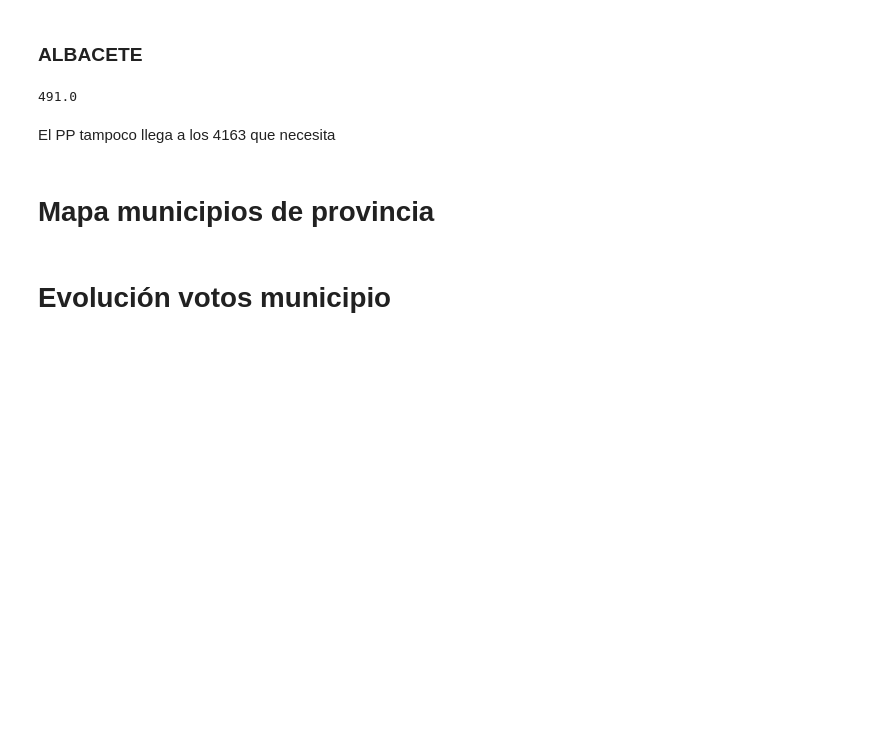
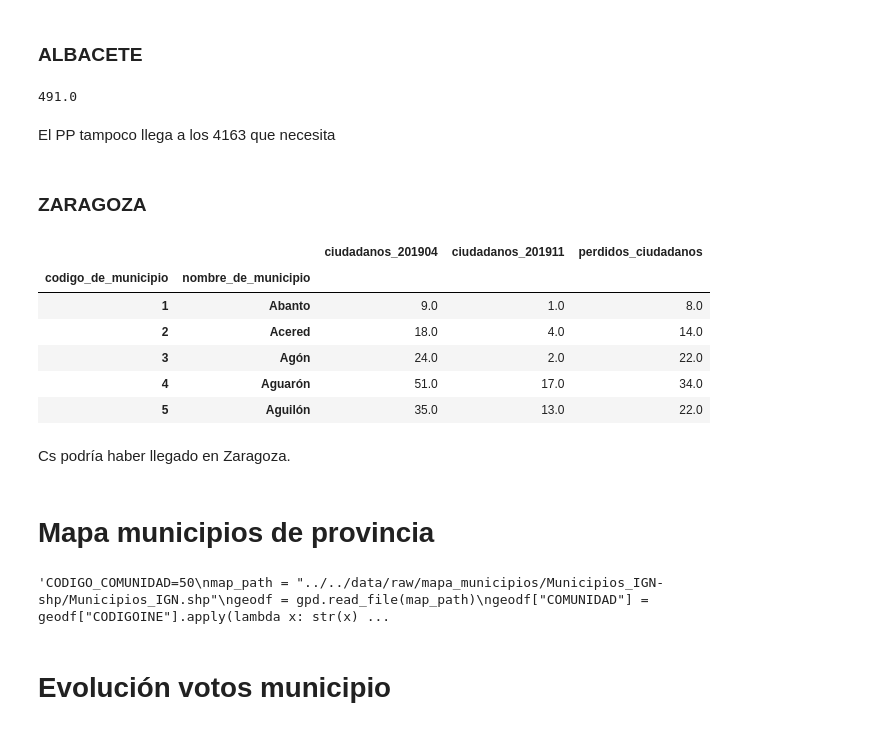
Before and after one commit to Morante-tech/PoliticAI, a Jupyter notebook: privado-articulos/notebooks/region_influyente.ipynb, the cells around one changed output. Saved outputs shown, nothing was run; the diff lists cells and outputs as text; code cells hidden in the pictures; blank space fills up the shorter version.

```diff
--- a/privado-articulos/notebooks/region_influyente.ipynb
+++ b/privado-articulos/notebooks/region_influyente.ipynb
@@ -89,6 +89,20 @@ def calculate_dhondt(df_row_votes, party_columns, n_seats, min_per=0.03):
     current_votes["acumulado"] = current_votes["acumulado"] -1
 
     return parties_T.T, current_votes
+
+def comprobar_votos_perdidos(df_elecciones_municipio, codigo_prov, df_prov_diff):
+    partido_silver = df_prov_diff[df_prov_diff["codigo_de_provincia"] == str(codigo_prov).zfill(2)]["partido_silver"].to_list()[0]
+    partido_silver = partido_silver.replace("cs", "ciudadanos")
+    df_municipios_provincia = df_elecciones_municipio[df_elecciones_municipio["codigo_de_provincia"] == codigo_prov]
+    df_municipios_provincia = df_municipios_provincia[df_municipios_provincia["yearmonth"].isin(["201904", "201911"])]
+
+    df_muni_provincia_pivot = (df_municipios_provincia[["yearmonth", "codigo_de_municipio","nombre_de_municipio", partido_silver]]
+     .pivot(index=["codigo_de_municipio","nombre_de_municipio"], columns='yearmonth', values=[partido_silver]))
+
+    df_muni_provincia_pivot.columns = ['_'.join([str(x) for x in col]).strip() for col in df_muni_provincia_pivot.columns.values]
+    df_muni_provincia_pivot[f"perdidos_{partido_silver}"] = df_muni_provincia_pivot[f"{partido_silver}_201904"] - df_muni_provincia_pivot[f"{partido_silver}_201911"]
+    df_muni_provincia_pivot = df_muni_provincia_pivot[df_muni_provincia_pivot[f"perdidos_{partido_silver}"] > 0]
+    return df_muni_provincia_pivot[f"perdidos_{partido_silver}"].sum(), df_muni_provincia_pivot
 # %% [markdown]
 ## Datos electorales municipio
 # %%
@@ -212,13 +226,0 @@ codigo_prov = 2
-# %%
-def comprobar_votos_perdidos(df_elecciones_municipio, codigo_prov, df_prov_diff):
-    partido_silver = df_prov_diff[df_prov_diff["codigo_de_provincia"] == str(codigo_prov).zfill(2)]["partido_silver"].to_list()[0]
-    df_municipios_provincia = df_elecciones_municipio[df_elecciones_municipio["codigo_de_provincia"] == codigo_prov]
-    df_municipios_provincia = df_municipios_provincia[df_municipios_provincia["yearmonth"].isin(["201904", "201911"])]
-
-    df_muni_provincia_pivot = (df_municipios_provincia[["yearmonth", "codigo_de_municipio","nombre_de_municipio", partido_silver]]
-     .pivot(index=["codigo_de_municipio","nombre_de_municipio"], columns='yearmonth', values=[partido_silver]))
-
-    df_muni_provincia_pivot.columns = ['_'.join([str(x) for x in col]).strip() for col in df_muni_provincia_pivot.columns.values]
-    df_muni_provincia_pivot[f"perdidos_{partido_silver}"] = df_muni_provincia_pivot[f"{partido_silver}_201904"] - df_muni_provincia_pivot[f"{partido_silver}_201911"]
-    df_muni_provincia_pivot = df_muni_provincia_pivot[df_muni_provincia_pivot[f"perdidos_{partido_silver}"] > 0]
-    return df_muni_provincia_pivot[f"perdidos_{partido_silver}"].sum()
@@ -300,24 +262,43 @@ df_muni_castellon_pivot["perdidos_pp"].sum()
 El PP tampoco llega a los 4163 que necesita
 # %% [markdown]
 ### ALBACETE
-# %%
-COD_ALBACETE = 2
-df_municipios_albacete = df_elecciones_municipio[df_elecciones_municipio["codigo_de_provincia"] == COD_ALBACETE]
-df_municipios_albacete = df_municipios_albacete[df_municipios_albacete["yearmonth"].isin(["201904", "201911"])]
-
-df_muni_albacete_pivot = (df_municipios_albacete[["yearmonth", "codigo_de_municipio","nombre_de_municipio", "pp"]]
- .pivot(index=["codigo_de_municipio","nombre_de_municipio"], columns='yearmonth', values=["pp"]))
-
-df_muni_albacete_pivot.columns = ['_'.join([str(x) for x in col]).strip() for col in df_muni_albacete_pivot.columns.values]
-df_muni_albacete_pivot["perdidos_pp"] = df_muni_albacete_pivot["pp_201904"] - df_muni_albacete_pivot["pp_201911"]
-df_muni_albacete_pivot = df_muni_albacete_pivot[df_muni_albacete_pivot["perdidos_pp"] > 0]
-df_muni_albacete_pivot["perdidos_pp"].sum()
-# %% [output]
-491.0
+# %%
+sum_perdidos_albacete, df_perdidos_albacete = comprobar_votos_perdidos(df_elecciones_municipio=df_elecciones_municipio, codigo_prov=2, df_prov_diff=df_prov_diff)
+sum_perdidos_albacete
+# %% [output]
+491.0
 # %% [markdown]
 El PP tampoco llega a los 4163 que necesita
+# %% [markdown]
+### ZARAGOZA
+# %%
+sum_perdidos_zaragoza, df_perdidos_zaragoza = comprobar_votos_perdidos(df_elecciones_municipio=df_elecciones_municipio, codigo_prov=50, df_prov_diff=df_prov_diff)
+sum_perdidos_zaragoza
+df_perdidos_zaragoza.head(5)
+# %% [output]
+|  |  | ciudadanos_201904 | ciudadanos_201911 | perdidos_ciudadanos |
+| codigo_de_municipio | nombre_de_municipio |  |  |  |
+| 1 | Abanto | 9.0 | 1.0 | 8.0 |
+| 2 | Acered | 18.0 | 4.0 | 14.0 |
+| 3 | Agón | 24.0 | 2.0 | 22.0 |
+| 4 | Aguarón | 51.0 | 17.0 | 34.0 |
+| 5 | Aguilón | 35.0 | 13.0 | 22.0 |
+# %% [markdown]
+Cs podría haber llegado en Zaragoza.
 # %% [markdown]
 # Mapa municipios de provincia
+# %%
+"""CODIGO_COMUNIDAD=50
+map_path = "../../data/raw/mapa_municipios/Municipios_IGN-shp/Municipios_IGN.shp"
+geodf = gpd.read_file(map_path)
+geodf["COMUNIDAD"] = geodf["CODIGOINE"].apply(lambda x: str(x)[:2])
+geodf = geodf[geodf["COMUNIDAD"] == str(CODIGO_COMUNIDAD).zfill(2)]
+geodf_reduced = geodf[["CODIGOINE","geometry"]]
+geojson_save_path = "../../data/raw/mapa_municipios/Municipios_IGN-shp/zaragoza_municipios.geojson"
+#guardar
+geodf_reduced.to_file(geojson_save_path, driver = "GeoJSON")"""
+# %% [output]
+'CODIGO_COMUNIDAD=50\nmap_path = "../../data/raw/mapa_municipios/Municipios_IGN-shp/Municipios_IGN.shp"\ngeodf = gpd.read_file(map_path)\ngeodf["COMUNIDAD"] = geodf["CODIGOINE"].apply(lambda x: str(x) ...
 # %% [markdown]
 # Evolución votos municipio
 # %%
```
Also changed, not shown: parts of 11 cells of this notebook.
